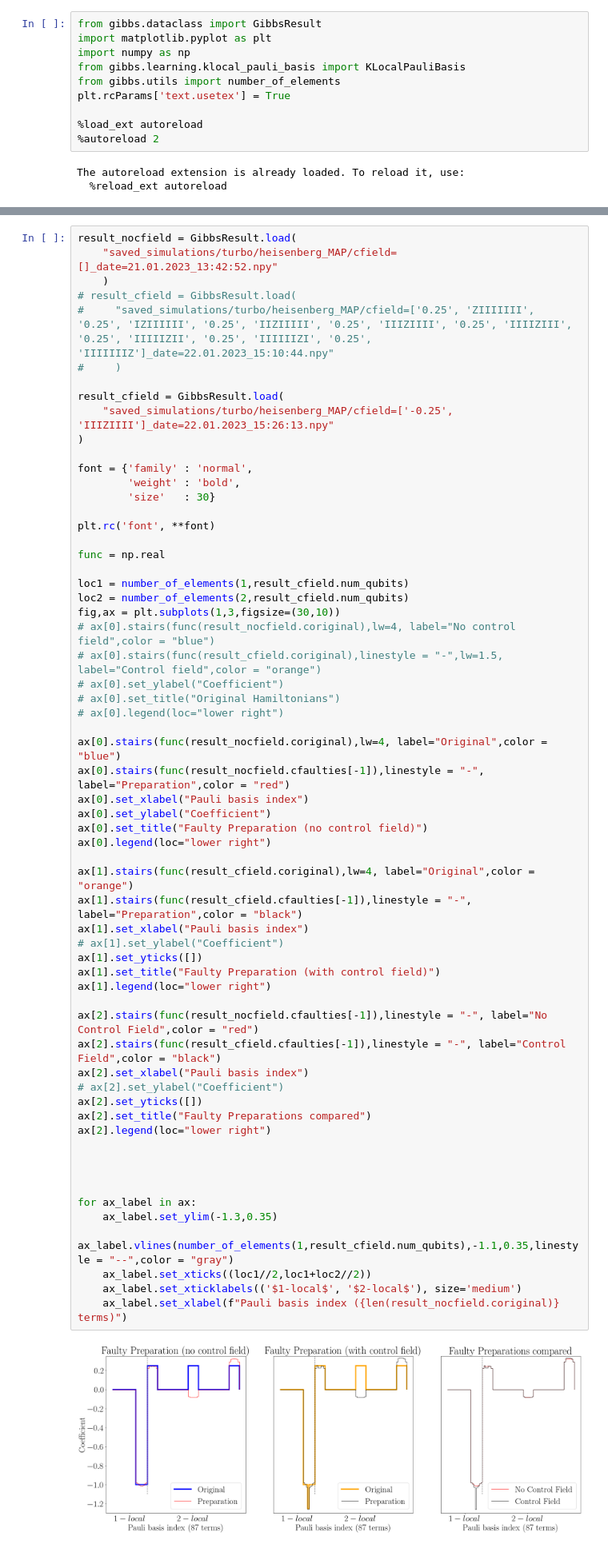
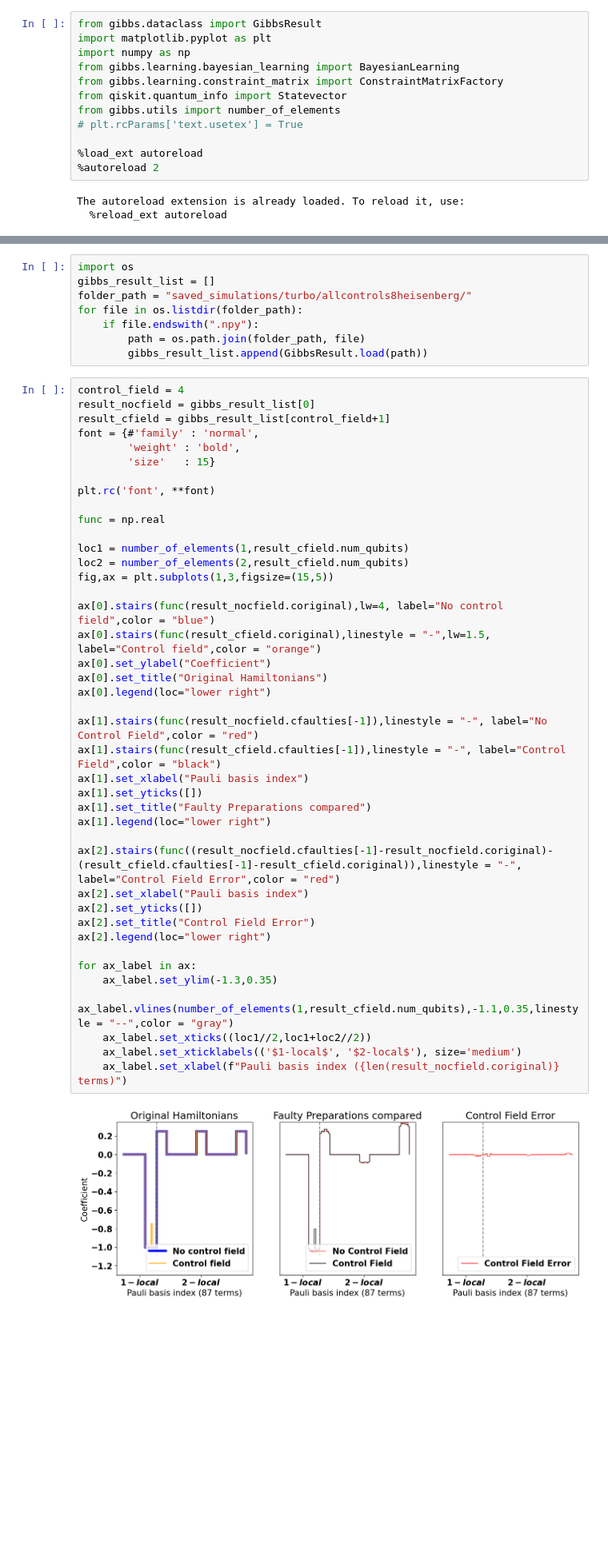
Before and after one commit to MarcDrudis/GibbsPreparation, a Jupyter notebook: bayesian_learning.ipynb, the cells around one changed output, grey strips where cells are left out. Shown at 80% size. Cells and saved outputs as stored; diff of their text form; blank space fills up the shorter version.

Commit message:
bayesian debugging

```diff
--- a/bayesian_learning.ipynb
+++ b/bayesian_learning.ipynb
@@ -2,9 +2,11 @@
 from gibbs.dataclass import GibbsResult
 import matplotlib.pyplot as plt
 import numpy as np
-from gibbs.learning.klocal_pauli_basis import KLocalPauliBasis
+from gibbs.learning.bayesian_learning import BayesianLearning
+from gibbs.learning.constraint_matrix import ConstraintMatrixFactory
+from qiskit.quantum_info import Statevector
 from gibbs.utils import number_of_elements
-plt.rcParams['text.usetex'] = True
+# plt.rcParams['text.usetex'] = True
 
 %load_ext autoreload
 %autoreload 2
@@ -17,63 +16,51 @@ A good example of this would be an originally heisenberg Hamiltoinan, and then a
+# %%
+import os
+gibbs_result_list = []
+folder_path = "saved_simulations/turbo/allcontrols8heisenberg/"
+for file in os.listdir(folder_path):
+    if file.endswith(".npy"):
+        path = os.path.join(folder_path, file)
+        gibbs_result_list.append(GibbsResult.load(path))
 # %%
-result_nocfield = GibbsResult.load(
-    "saved_simulations/turbo/heisenberg_MAP/cfield=[]_date=21.01.2023_13:42:52.npy"
-    )
-# result_cfield = GibbsResult.load(
-#     "saved_simulations/turbo/heisenberg_MAP/cfield=['0.25', 'ZIIIIIII', '0.25', 'IZIIIIII', '0.25', 'IIZIIIII', '0.25', 'IIIZIIII', '0.25', 'IIIIZIII', '0.25', 'IIIIIZII', '0.25', 'IIIIIIZI', '0.25', 'IIIIIIIZ']_date=22.01.2023_15:10:44.npy"
-#     )
-
-result_cfield = GibbsResult.load(
-    "saved_simulations/turbo/heisenberg_MAP/cfield=['-0.25', 'IIIZIIII']_date=22.01.2023_15:26:13.npy"
-)
-
-font = {'family' : 'normal',
+control_field = 4
+result_nocfield = gibbs_result_list[0]
+result_cfield = gibbs_result_list[control_field+1]
+font = {#'family' : 'normal',
         'weight' : 'bold',
-        'size'   : 30}
+        'size'   : 15}
 
 plt.rc('font', **font)
 
 func = np.real
 
 loc1 = number_of_elements(1,result_cfield.num_qubits)
 loc2 = number_of_elements(2,result_cfield.num_qubits)
-fig,ax = plt.subplots(1,3,figsize=(30,10))
-# ax[0].stairs(func(result_nocfield.coriginal),lw=4, label="No control field",color = "blue")
-# ax[0].stairs(func(result_cfield.coriginal),linestyle = "-",lw=1.5, label="Control field",color = "orange")
-# ax[0].set_ylabel("Coefficient")
-# ax[0].set_title("Original Hamiltonians")
-# ax[0].legend(loc="lower right")
+fig,ax = plt.subplots(1,3,figsize=(15,5))
 
-ax[0].stairs(func(result_nocfield.coriginal),lw=4, label="Original",color = "blue")
-ax[0].stairs(func(result_nocfield.cfaulties[-1]),linestyle = "-", label="Preparation",color = "red")
-ax[0].set_xlabel("Pauli basis index")
+ax[0].stairs(func(result_nocfield.coriginal),lw=4, label="No control field",color = "blue")
+ax[0].stairs(func(result_cfield.coriginal),linestyle = "-",lw=1.5, label="Control field",color = "orange")
 ax[0].set_ylabel("Coefficient")
-ax[0].set_title("Faulty Preparation (no control field)")
+ax[0].set_title("Original Hamiltonians")
 ax[0].legend(loc="lower right")
 
-ax[1].stairs(func(result_cfield.coriginal),lw=4, label="Original",color = "orange")
-ax[1].stairs(func(result_cfield.cfaulties[-1]),linestyle = "-", label="Preparation",color = "black")
+ax[1].stairs(func(result_nocfield.cfaulties[-1]),linestyle = "-", label="No Control Field",color = "red")
+ax[1].stairs(func(result_cfield.cfaulties[-1]),linestyle = "-", label="Control Field",color = "black")
 ax[1].set_xlabel("Pauli basis index")
-# ax[1].set_ylabel("Coefficient")
 ax[1].set_yticks([])
-ax[1].set_title("Faulty Preparation (with control field)")
+ax[1].set_title("Faulty Preparations compared")
 ax[1].legend(loc="lower right")
 
-ax[2].stairs(func(result_nocfield.cfaulties[-1]),linestyle = "-", label="No Control Field",color = "red")
-ax[2].stairs(func(result_cfield.cfaulties[-1]),linestyle = "-", label="Control Field",color = "black")
+ax[2].stairs(func((result_nocfield.cfaulties[-1]-result_nocfield.coriginal)-(result_cfield.cfaulties[-1]-result_cfield.coriginal)),linestyle = "-", label="Control Field Error",color = "red")
 ax[2].set_xlabel("Pauli basis index")
-# ax[2].set_ylabel("Coefficient")
 ax[2].set_yticks([])
-ax[2].set_title("Faulty Preparations compared")
+ax[2].set_title("Control Field Error")
 ax[2].legend(loc="lower right")
-
-
-
 
 for ax_label in ax:
     ax_label.set_ylim(-1.3,0.35)
     ax_label.vlines(number_of_elements(1,result_cfield.num_qubits),-1.1,0.35,linestyle = "--",color = "gray")
     ax_label.set_xticks((loc1//2,loc1+loc2//2))
     ax_label.set_xticklabels(('$1-local$', '$2-local$'), size='medium')
     ax_label.set_xlabel(f"Pauli basis index ({len(result_nocfield.coriginal)} terms)")
 # %% [output]
-[figure, old version]
+[figure, new version]
```
Also changed, not shown: parts of 15 cells of this notebook, 14 other files.
